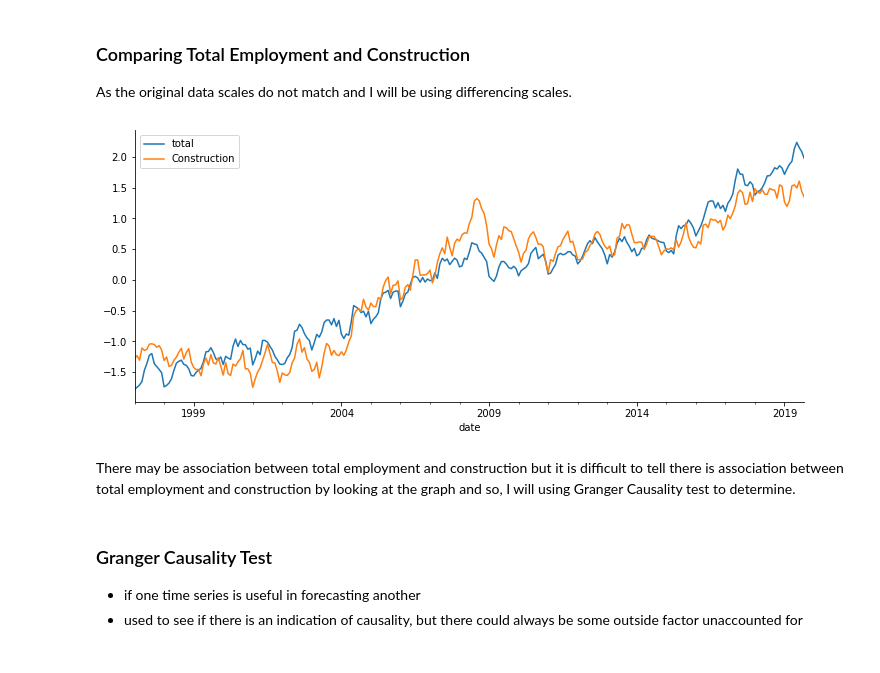
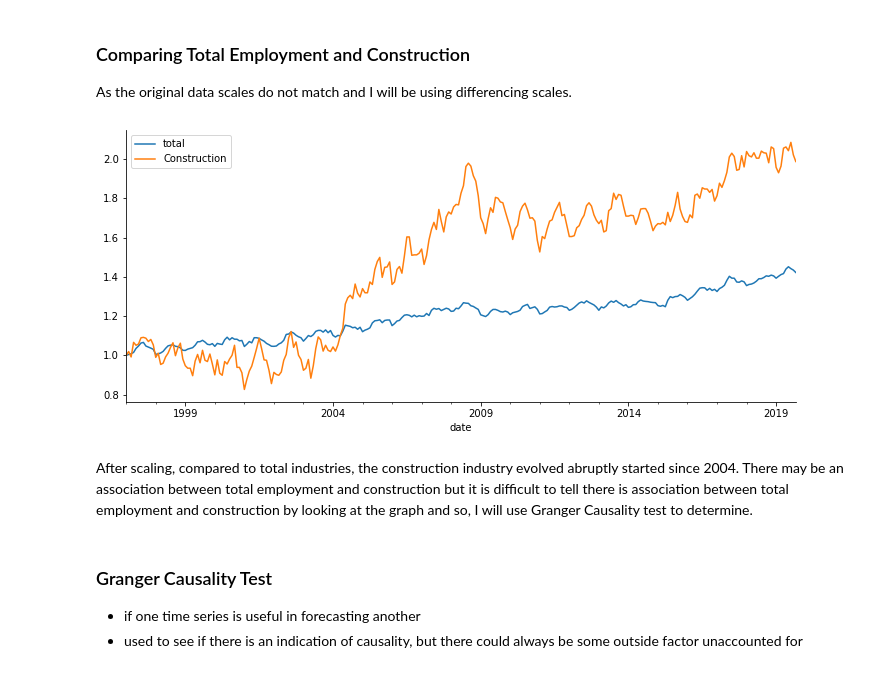
Before and after one commit to thihanaung-thnn/data_insight, a Jupyter notebook: notebooks/NAICS.ipynb, the cells around one changed output. Saved outputs shown, nothing was run; the diff lists cells and outputs as text; code cells hidden in the pictures.

```diff
--- a/notebooks/NAICS.ipynb
+++ b/notebooks/NAICS.ipynb
@@ -473,15 +368,16 @@ We can see the upward trend and annual seasonality for construction.
 
 As the original data scales do not match and I will be using differencing scales.
 # %%
-scaled_total = (data['total'] - np.mean(data['total']))/np.std(data['total'])
-scaled_construction = (data['Construction'] - np.mean(data['Construction']))/np.std(data['Construction'])
+scaled_total = data['total']/data['total'][0]
+scaled_construction = data['Construction']/data['Construction'][0]
 # %%
-scaled_total.plot(legend=True, figsize=(12,5))
+# plt.figure(dpi=200)
+scaled_total.plot(legend=True, figsize=(12,5),)
 scaled_construction.plot(legend=True);
 # %% [output]
-[figure, old version]
+[figure, new version]
 # %% [markdown]
-There may be association between total employment and construction but it is difficult to tell there is association between total employment and construction by looking at the graph and so, I will using Granger Causality test to determine.
+After scaling, compared to total industries, the construction industry evolved abruptly started since 2004. There may be an association between total employment and construction but it is difficult to tell there is association between total employment and construction by looking at the graph and so, I will use Granger Causality test to determine.
 # %% [markdown]
 ### Granger Causality Test
 
```
Also changed, not shown: parts of 18 cells of this notebook.
